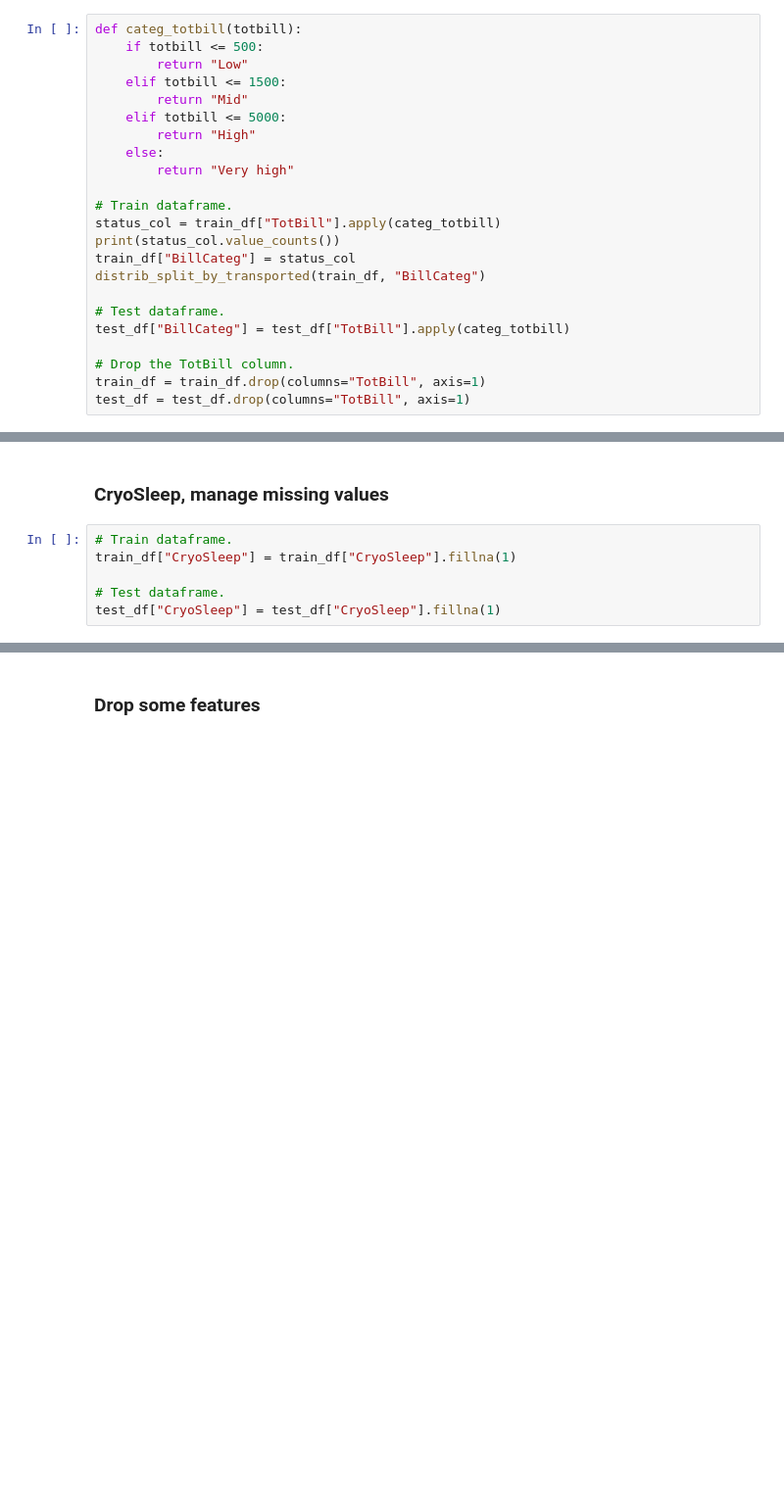
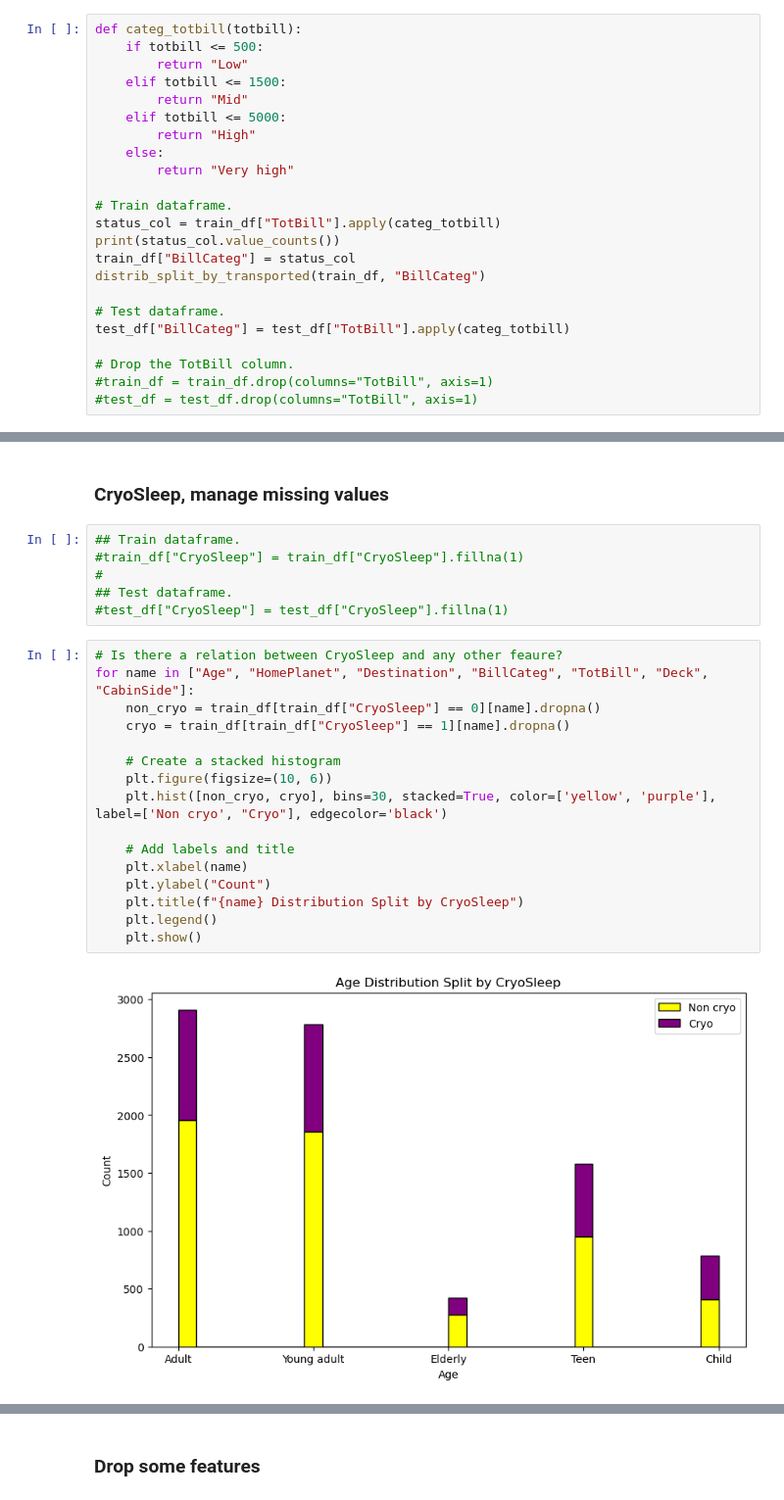
Before and after one commit to luca037/kaggle-competitions, a Jupyter notebook: spaceship-titanic/notebooks/spaceship-titanic_v0.ipynb, the cells around one changed output, grey strips where cells are left out. Shown at 98% size. Cells and saved outputs as stored; diff of their text form; blank space fills up the shorter version.

```diff
--- a/spaceship-titanic/notebooks/spaceship-titanic_v0.ipynb
+++ b/spaceship-titanic/notebooks/spaceship-titanic_v0.ipynb
@@ -188,8 +184,8 @@ distrib_split_by_transported(train_df, "BillCateg")
 test_df["BillCateg"] = test_df["TotBill"].apply(categ_totbill)
 
 # Drop the TotBill column.
-train_df = train_df.drop(columns="TotBill", axis=1)
-test_df = test_df.drop(columns="TotBill", axis=1)
+#train_df = train_df.drop(columns="TotBill", axis=1)
+#test_df = test_df.drop(columns="TotBill", axis=1)
 # %% [output]
 TotBill
 Low          3758
@@ -569,8 +563,26 @@ Name: count, dtype: int64
 # %% [markdown]
 ### CryoSleep, manage missing values
 # %%
-# Train dataframe.
-train_df["CryoSleep"] = train_df["CryoSleep"].fillna(1)
-
-# Test dataframe.
-test_df["CryoSleep"] = test_df["CryoSleep"].fillna(1)
+## Train dataframe.
+#train_df["CryoSleep"] = train_df["CryoSleep"].fillna(1)
+#
+## Test dataframe.
+#test_df["CryoSleep"] = test_df["CryoSleep"].fillna(1)
+# %%
+# Is there a relation between CryoSleep and any other feaure?
+for name in ["Age", "HomePlanet", "Destination", "BillCateg", "TotBill", "Deck", "CabinSide"]:
+    non_cryo = train_df[train_df["CryoSleep"] == 0][name].dropna()
+    cryo = train_df[train_df["CryoSleep"] == 1][name].dropna()
+
+    # Create a stacked histogram
+    plt.figure(figsize=(10, 6))
+    plt.hist([non_cryo, cryo], bins=30, stacked=True, color=['yellow', 'purple'], label=['Non cryo', "Cryo"], edgecolor='black')
+
+    # Add labels and title
+    plt.xlabel(name)
+    plt.ylabel("Count")
+    plt.title(f"{name} Distribution Split by CryoSleep")
+    plt.legend()
+    plt.show()
+# %% [output]
+[figure, added]
```
Also changed, not shown: parts of 11 cells of this notebook.
